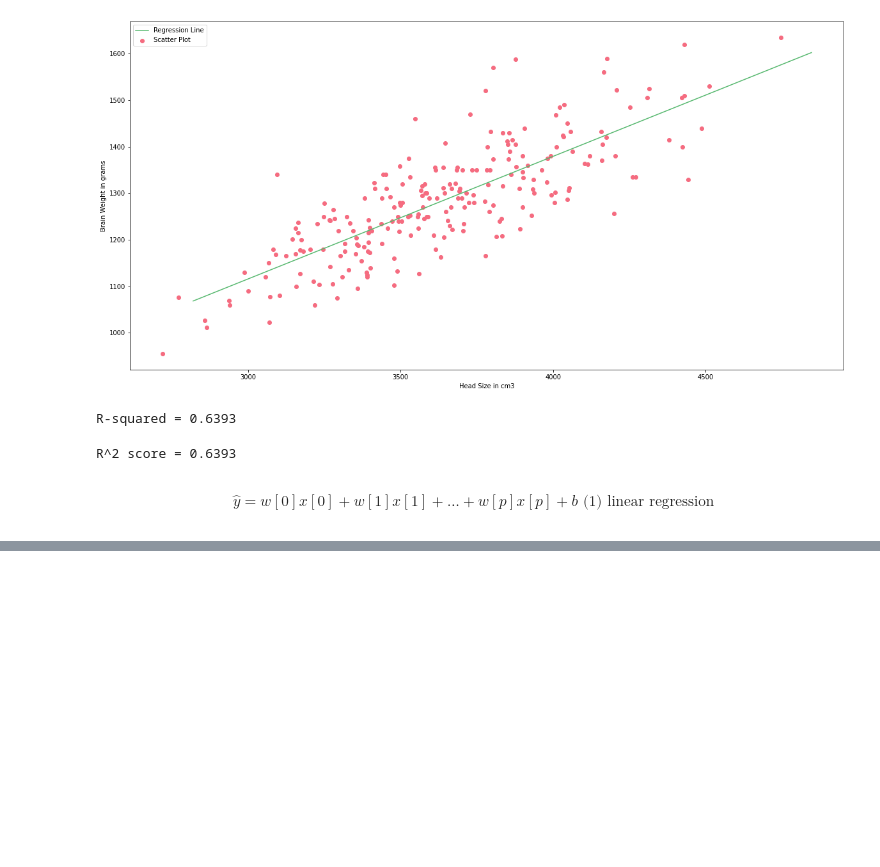
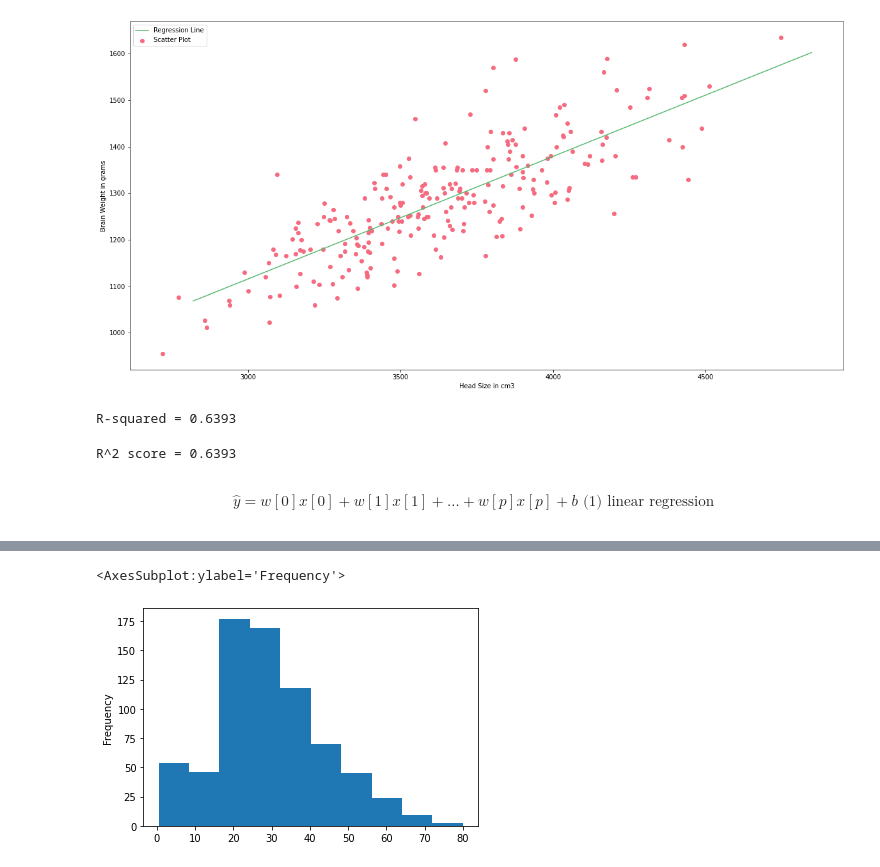
Before and after one commit to awwalm/MLDataSci, a Jupyter notebook: Notes.ipynb, the cells around one changed output, grey strips where cells are left out. Saved outputs shown, nothing was run; the diff lists cells and outputs as text; code cells hidden in the pictures; blank space fills up the shorter version.

```diff
--- a/Notes.ipynb
+++ b/Notes.ipynb
@@ -130,0 +176,6 @@ R^2 score = 0.6393
+# %%
+# Age distribution
+titanic_data["Age"].plot.hist()
+# %% [output]
+<AxesSubplot:ylabel='Frequency'>
+[figure, added]
```
Also changed, not shown: parts of 10 cells of this notebook.
